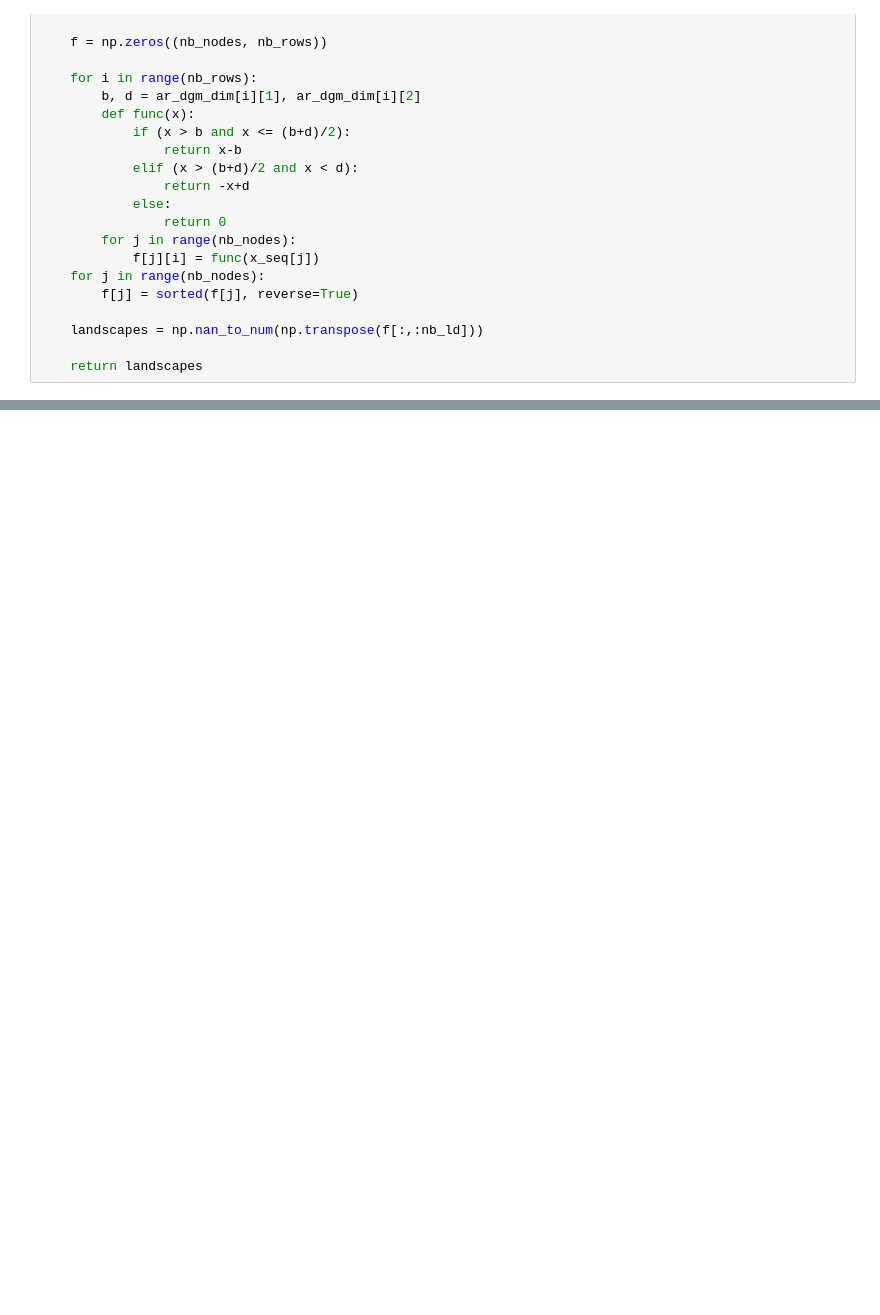
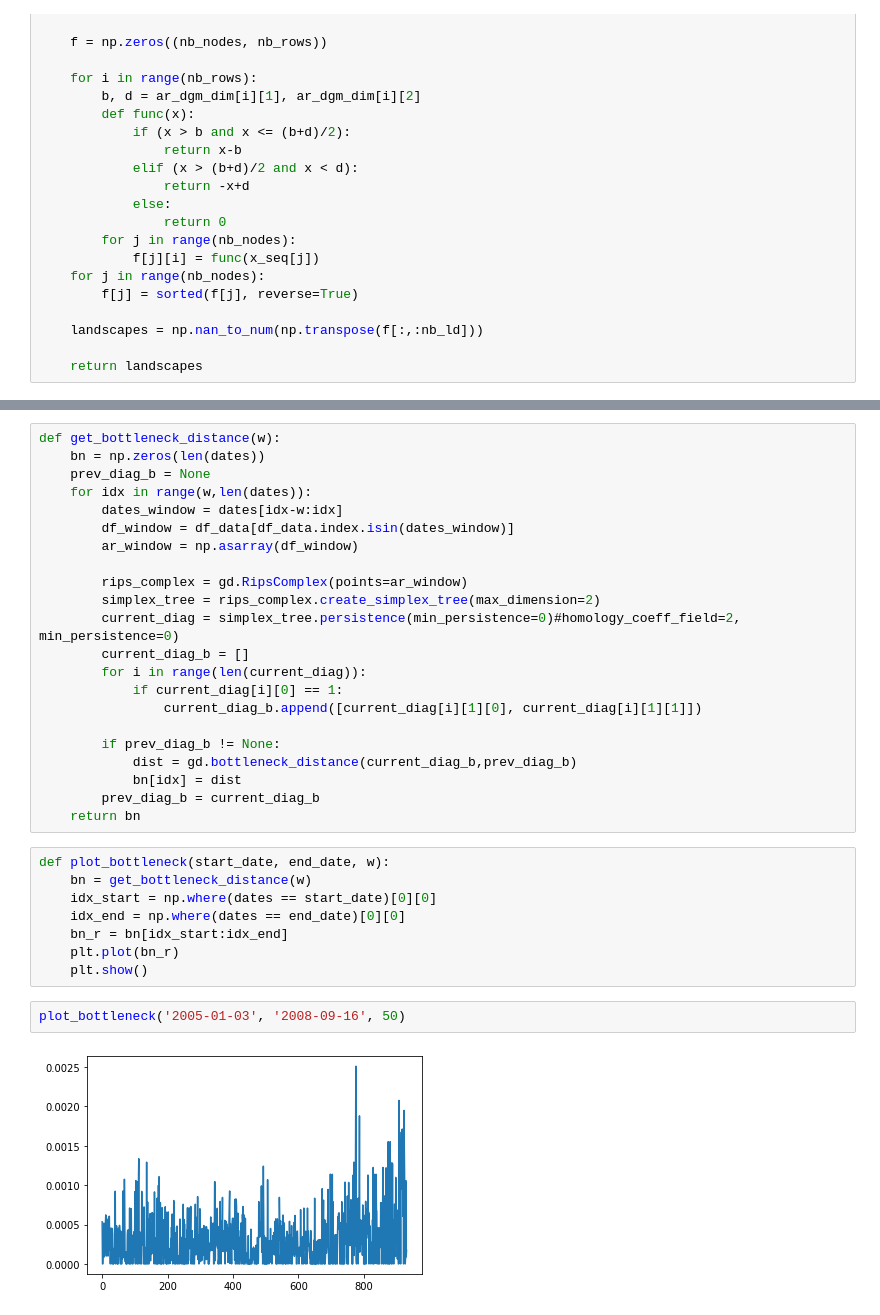
Before and after one commit to vinckama/GMDA-TDAForFinancial, a Jupyter notebook: GMDA-notebook.ipynb, the cells around one changed output, grey strips where cells are left out. Saved outputs shown, nothing was run; the diff lists cells and outputs as text; blank space fills up the shorter version.

```diff
--- a/GMDA-notebook.ipynb
+++ b/GMDA-notebook.ipynb
@@ -137,0 +178,34 @@ get_rips_and_landscape('2000-03-10',80)
+# %%
+def get_bottleneck_distance(w):
+    bn = np.zeros(len(dates))
+    prev_diag_b = None
+    for idx in range(w,len(dates)):
+        dates_window = dates[idx-w:idx]
+        df_window = df_data[df_data.index.isin(dates_window)]
+        ar_window = np.asarray(df_window)
+
+        rips_complex = gd.RipsComplex(points=ar_window)
+        simplex_tree = rips_complex.create_simplex_tree(max_dimension=2)
+        current_diag = simplex_tree.persistence(min_persistence=0)#homology_coeff_field=2, min_persistence=0)
+        current_diag_b = []
+        for i in range(len(current_diag)):
+            if current_diag[i][0] == 1:
+                current_diag_b.append([current_diag[i][1][0], current_diag[i][1][1]])
+
+        if prev_diag_b != None:
+            dist = gd.bottleneck_distance(current_diag_b,prev_diag_b)
+            bn[idx] = dist
+        prev_diag_b = current_diag_b
+    return bn
+# %%
+def plot_bottleneck(start_date, end_date, w):
+    bn = get_bottleneck_distance(w)
+    idx_start = np.where(dates == start_date)[0][0]
+    idx_end = np.where(dates == end_date)[0][0]
+    bn_r = bn[idx_start:idx_end]
+    plt.plot(bn_r)
+    plt.show()
+# %%
+plot_bottleneck('2005-01-03', '2008-09-16', 50)
+# %% [output]
+[figure, added]
```
Also changed, not shown: parts of 5 cells of this notebook.
